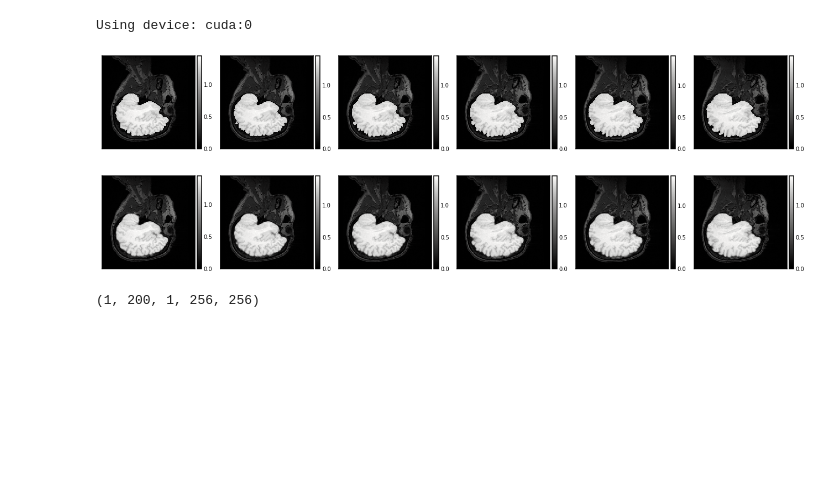
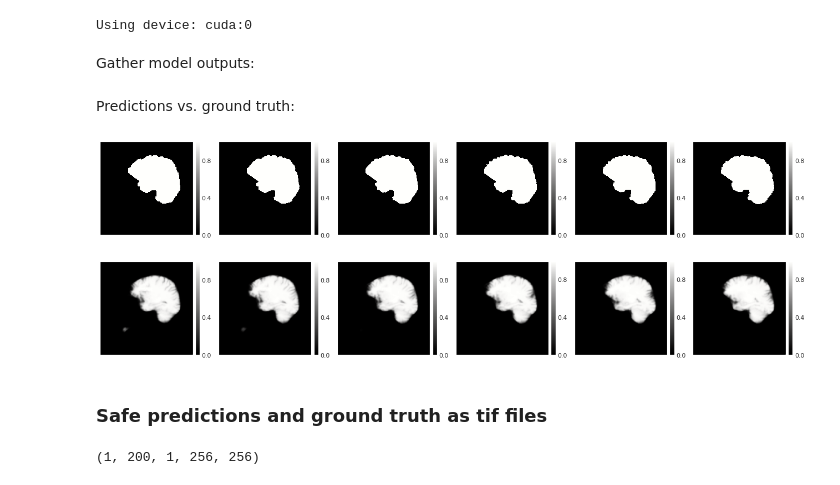
Before and after one commit to iserh/uda, a Jupyter notebook: notebooks/data_analysis.ipynb, the cells around one changed output. Saved outputs shown, nothing was run; the diff lists cells and outputs as text; code cells hidden in the pictures; blank space fills up the shorter version.

Commit message:
Reworked calgary campinas dataset

```diff
--- a/notebooks/data_analysis.ipynb
+++ b/notebooks/data_analysis.ipynb
@@ -109,0 +148,11 @@ for epoch in range(2):
+# %%
+_, ax = plt.subplots(1, 2, figsize=(10, 4))
+
+sns.lineplot(x=range(len(train_losses)), y=train_losses, label="train", ax=ax[0])
+sns.lineplot(x=range(TEST_INTERVAL, len(train_losses)+1, TEST_INTERVAL), y=test_losses, label="test", ax=ax[0])
+
+sns.lineplot(x=range(len(train_dscs)), y=train_dscs, label="train", ax=ax[1])
+sns.lineplot(x=range(TEST_INTERVAL, len(train_dscs)+1, TEST_INTERVAL), y=test_dscs, label="test", ax=ax[1])
+
+plt.legend()
+plt.show()
@@ -120,14 +173,17 @@ from uda import UNetConfig, UNet
 device = torch.device("cuda:0" if torch.cuda.is_available() else "cpu")
 # device = "cpu"
 print(f"Using device: {device}")
+
+# load pretrained model
+config = UNetConfig.from_file(output_dir / "unet_config.json")
+model = UNet.from_pretrained(output_dir / "unet_model.pt", config)
 # %% [output]
 Using device: cuda:0
-# %%
-config = UNetConfig.from_file("unet_config.json")
-model = UNet.from_pretrained("unet_model.pt", config)
+# %% [markdown]
+Gather model outputs:
 # %%
 model = model.to(device)
-dataloader = torch.utils.data.DataLoader(test_dataset, batch_size=32, shuffle=False)
+dataloader = torch.utils.data.DataLoader(test_dataset, batch_size=8, shuffle=False)
 
 with torch.no_grad():
     data, label, pred = [*zip(*[(data, label, model(data.to(device)).sigmoid().cpu()) for data, label, _ in dataloader])]
@@ -135,16 +191,20 @@ with torch.no_grad():
 data = torch.cat(data)
 label = torch.cat(label)
 pred = torch.cat(pred)
+# %% [markdown]
+Predictions vs. ground truth:
 # %%
 COLS = 6
 N = 64
 M = N + COLS
 
-g = isns.ImageGrid(list((data + label)[N:M].squeeze()), col_wrap=COLS, cmap='gray')
-g = isns.ImageGrid(list((data + pred)[N:M].squeeze()), col_wrap=COLS, cmap='gray')
+g = isns.ImageGrid(list((label)[N:M].squeeze()), col_wrap=COLS, cmap='gray')
+g = isns.ImageGrid(list((pred)[N:M].squeeze()), col_wrap=COLS, cmap='gray')
 # %% [output]
-[figure, old version]
+[figure, new version]
-[figure, old version]
+[figure, new version]
+# %% [markdown]
+### Safe predictions and ground truth as tif files
 # %%
 from apeer_ometiff_library import io
 import numpy as np
```
Also changed, not shown: parts of 20 cells of this notebook, 3 other files.
